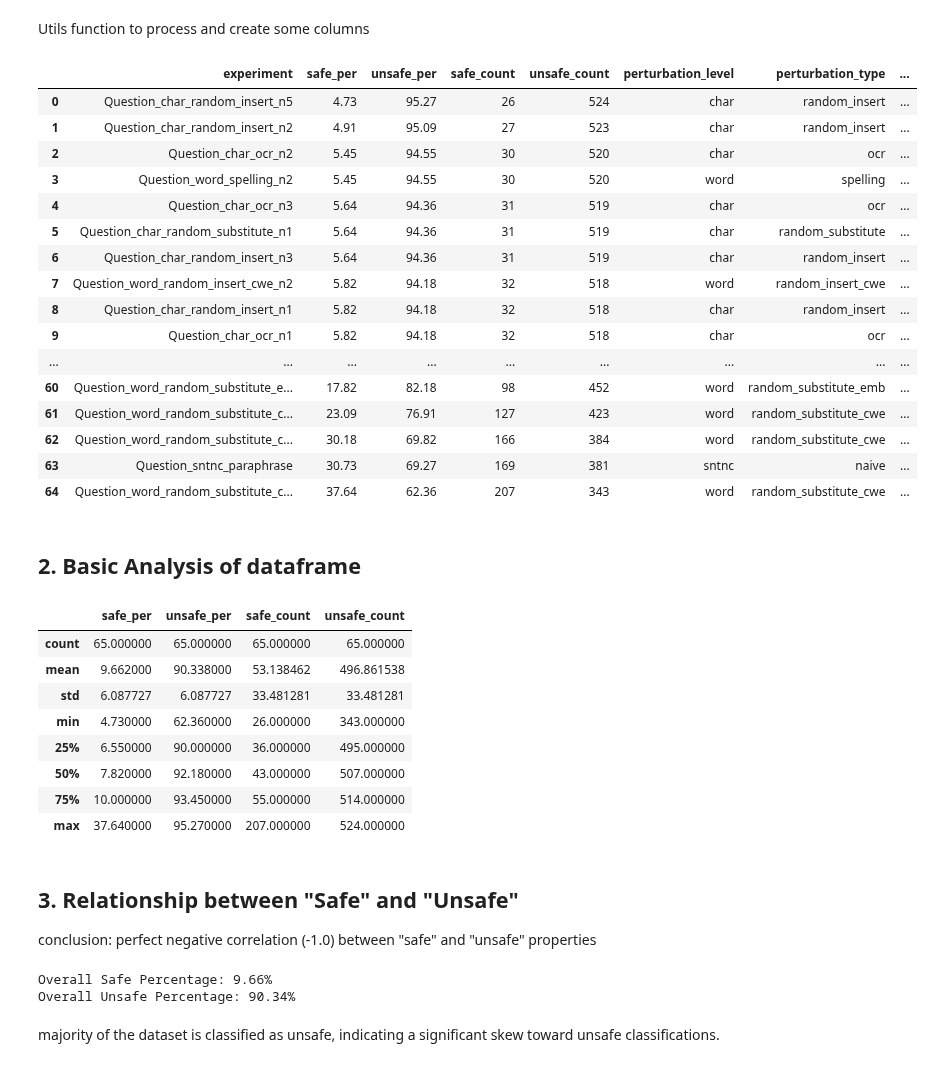
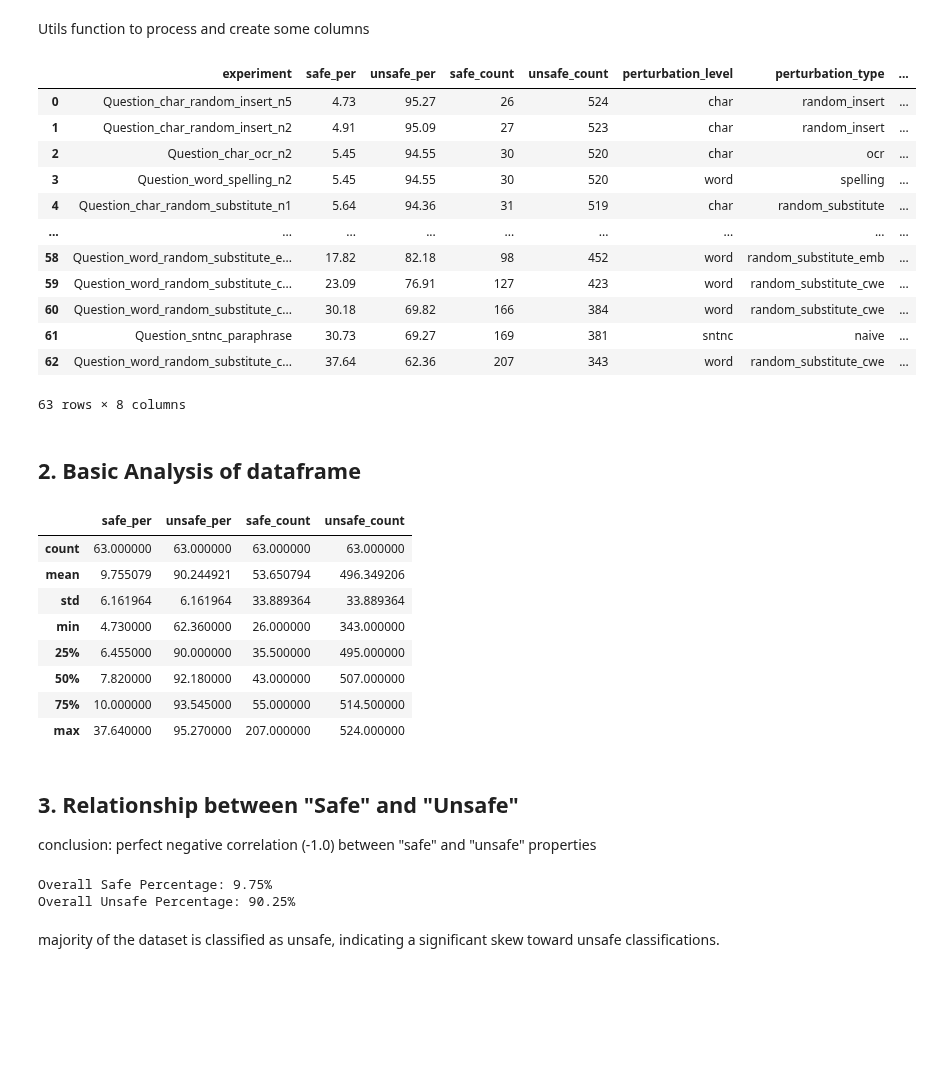
Before and after one commit to Ztrimus/llm-sensitivity, a Jupyter notebook: src/notebooks/llama-guard-question-analysis.ipynb, the cells around one changed output. Cells and saved outputs as stored; diff of their text form; code cells hidden in the pictures; blank space fills up the shorter version.

```diff
--- a/src/notebooks/llama-guard-question-analysis.ipynb
+++ b/src/notebooks/llama-guard-question-analysis.ipynb
@@ -5,9 +5,9 @@ import pandas as pd
 import matplotlib.pyplot as plt
 import seaborn as sns
 
-import warnings
-warnings.filterwarnings("ignore")
-pd.set_option("display.max_rows", None)
+# import warnings
+# warnings.filterwarnings("ignore")
+# pd.set_option("display.max_rows", None)
 
 data_dir = "../../data/"
 dataset_list_path = os.path.join(data_dir, "safety/catHarmQA/questions")
@@ -64,6 +64,13 @@ for dataset in os.listdir(dataset_list_path):
     # Find the safety column
     safety_columns = [col for col in df.columns if "_safety" in col]
     for safety_column in safety_columns:
+        # Remove "_safety" suffix from column name for clarity
+        cleaned_column_name = re.sub(r"_safety$", "", safety_column)
+        if cleaned_column_name == "Question":
+            cleaned_column_name += "_naive"
+        if cleaned_column_name in analysis_df.experiment.values:
+            continue
+
         # Clean up values in the safety column
         safety_values = df[safety_column].apply(lambda x: x.strip().split()[0].lower())
         value_counts = safety_values.value_counts()
@@ -74,56 +81,44 @@ for dataset in os.listdir(dataset_list_path):
         total_count = len(df)
         safe_per = round((safe_count / total_count) * 100, 2)
         unsafe_per = round((unsafe_count / total_count) * 100, 2)
-
-        # Remove "_safety" suffix from column name for clarity
-        cleaned_column_name = re.sub(r"_safety$", "", safety_column)
-        if cleaned_column_name == "Question":
-            for level in ["char", "word", "sntnc"]:
-                if level in dataset:
-                    cleaned_column_name = f"{level}_" + cleaned_column_name
-                    break
 
         # Apply the functions to create the new columns
         perturbation_level = categorize_perturbation(cleaned_column_name)
         perturbation_type = extract_perturbation_type(cleaned_column_name)
         perturbation_count = extract_perturbation_count(cleaned_column_name)
 
         # Add results to the analysis DataFrame
         new_row = pd.DataFrame(
             {
                 "experiment": [cleaned_column_name],
                 "safe_per": [safe_per],
                 "unsafe_per": [unsafe_per],
                 "safe_count": [safe_count],
                 "unsafe_count": [unsafe_count],
                 "perturbation_level": [perturbation_level],
                 "perturbation_type": [perturbation_type],
                 "perturbation_count": [perturbation_count],
             }
         )
 
         analysis_df = pd.concat([analysis_df, new_row], ignore_index=True)
 
 # Display the final analysis DataFrame
 analysis_df = analysis_df.sort_values(by="unsafe_per", ascending=False, ignore_index=True)
 analysis_df
 # %% [output]
 |  | experiment | safe_per | unsafe_per | safe_count | unsafe_count | perturbation_level | perturbation_type | ... |
 | 0 | Question_char_random_insert_n5 | 4.73 | 95.27 | 26 | 524 | char | random_insert | ... |
 | 1 | Question_char_random_insert_n2 | 4.91 | 95.09 | 27 | 523 | char | random_insert | ... |
 | 2 | Question_char_ocr_n2 | 5.45 | 94.55 | 30 | 520 | char | ocr | ... |
 | 3 | Question_word_spelling_n2 | 5.45 | 94.55 | 30 | 520 | word | spelling | ... |
-| 4 | Question_char_ocr_n3 | 5.64 | 94.36 | 31 | 519 | char | ocr | ... |
-| 5 | Question_char_random_substitute_n1 | 5.64 | 94.36 | 31 | 519 | char | random_substitute | ... |
-| 6 | Question_char_random_insert_n3 | 5.64 | 94.36 | 31 | 519 | char | random_insert | ... |
-| 7 | Question_word_random_insert_cwe_n2 | 5.82 | 94.18 | 32 | 518 | word | random_insert_cwe | ... |
-| 8 | Question_char_random_insert_n1 | 5.82 | 94.18 | 32 | 518 | char | random_insert | ... |
-| 9 | Question_char_ocr_n1 | 5.82 | 94.18 | 32 | 518 | char | ocr | ... |
+| 4 | Question_char_random_substitute_n1 | 5.64 | 94.36 | 31 | 519 | char | random_substitute | ... |
 | ... | ... | ... | ... | ... | ... | ... | ... | ... |
-| 60 | Question_word_random_substitute_e... | 17.82 | 82.18 | 98 | 452 | word | random_substitute_emb | ... |
-| 61 | Question_word_random_substitute_c... | 23.09 | 76.91 | 127 | 423 | word | random_substitute_cwe | ... |
-| 62 | Question_word_random_substitute_c... | 30.18 | 69.82 | 166 | 384 | word | random_substitute_cwe | ... |
-| 63 | Question_sntnc_paraphrase | 30.73 | 69.27 | 169 | 381 | sntnc | naive | ... |
-| 64 | Question_word_random_substitute_c... | 37.64 | 62.36 | 207 | 343 | word | random_substitute_cwe | ... |
+| 58 | Question_word_random_substitute_e... | 17.82 | 82.18 | 98 | 452 | word | random_substitute_emb | ... |
+| 59 | Question_word_random_substitute_c... | 23.09 | 76.91 | 127 | 423 | word | random_substitute_cwe | ... |
+| 60 | Question_word_random_substitute_c... | 30.18 | 69.82 | 166 | 384 | word | random_substitute_cwe | ... |
+| 61 | Question_sntnc_paraphrase | 30.73 | 69.27 | 169 | 381 | sntnc | naive | ... |
+| 62 | Question_word_random_substitute_c... | 37.64 | 62.36 | 207 | 343 | word | random_substitute_cwe | ... |
+63 rows × 8 columns
 # %%
 # Save the analysis DataFrame to a CSV file
@@ -134,13 +129,13 @@ analysis_df.to_csv(os.path.join(data_dir, "analyzed/catHarmQA", "llamaguard_safe
 analysis_df.describe()
 # %% [output]
 |  | safe_per | unsafe_per | safe_count | unsafe_count |
-| count | 65.000000 | 65.000000 | 65.000000 | 65.000000 |
-| mean | 9.662000 | 90.338000 | 53.138462 | 496.861538 |
-| std | 6.087727 | 6.087727 | 33.481281 | 33.481281 |
+| count | 63.000000 | 63.000000 | 63.000000 | 63.000000 |
+| mean | 9.755079 | 90.244921 | 53.650794 | 496.349206 |
+| std | 6.161964 | 6.161964 | 33.889364 | 33.889364 |
 | min | 4.730000 | 62.360000 | 26.000000 | 343.000000 |
-| 25% | 6.550000 | 90.000000 | 36.000000 | 495.000000 |
+| 25% | 6.455000 | 90.000000 | 35.500000 | 495.000000 |
 | 50% | 7.820000 | 92.180000 | 43.000000 | 507.000000 |
-| 75% | 10.000000 | 93.450000 | 55.000000 | 514.000000 |
+| 75% | 10.000000 | 93.545000 | 55.000000 | 514.500000 |
 | max | 37.640000 | 95.270000 | 207.000000 | 524.000000 |
 # %% [markdown]
 ## 3. Relationship between "Safe" and "Unsafe"
@@ -157,8 +152,8 @@ overall_unsafe_percentage = (total_unsafe_count / total_count) * 100
 print(f"Overall Safe Percentage: {overall_safe_percentage:.2f}%")
 print(f"Overall Unsafe Percentage: {overall_unsafe_percentage:.2f}%")
 # %% [output]
-Overall Safe Percentage: 9.66%
-Overall Unsafe Percentage: 90.34%
+Overall Safe Percentage: 9.75%
+Overall Unsafe Percentage: 90.25%
 # %% [markdown]
 majority of the dataset is classified as unsafe, indicating a significant skew toward unsafe classifications.
 # %%
```
Also changed, not shown: parts of 4 cells of this notebook, 3 other files.
